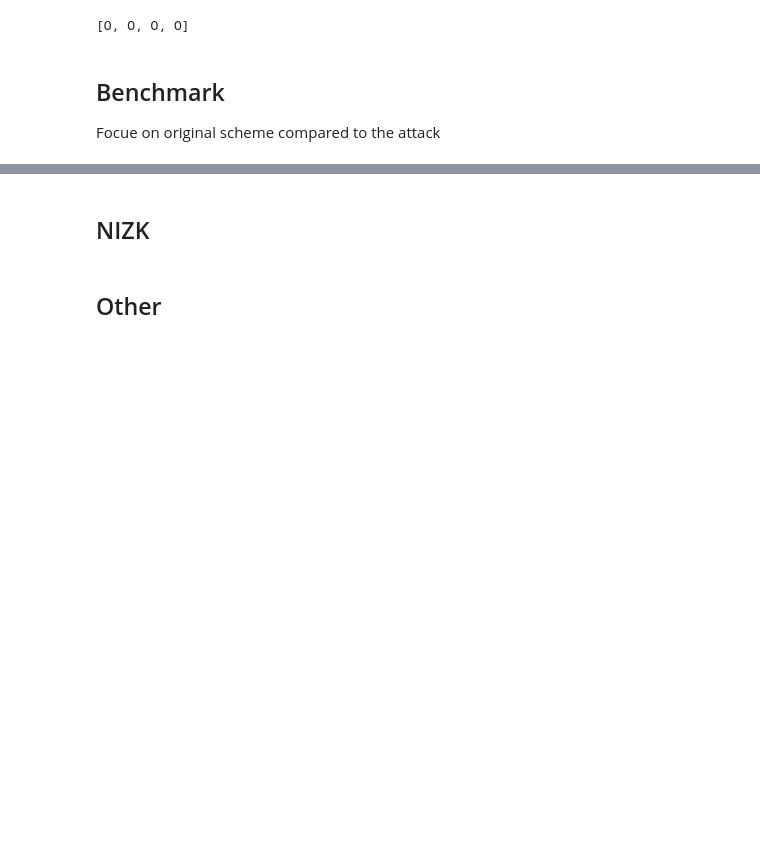
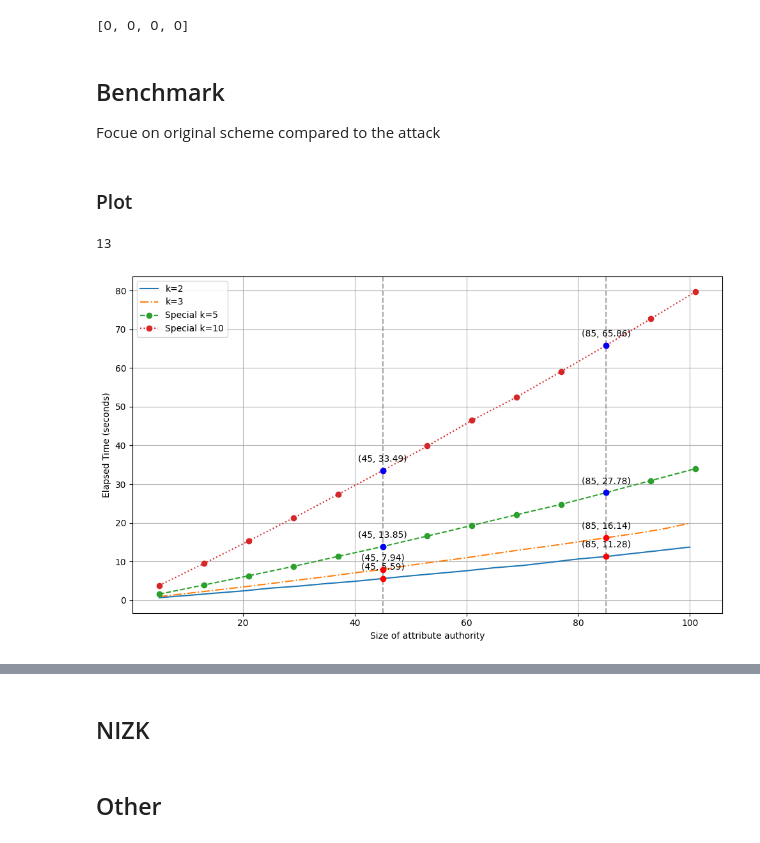
Before and after one commit to Guy1m0/Attack-on-IPPE, a Jupyter notebook: abe.ipynb, the cells around one changed output, grey strips where cells are left out. Saved outputs shown, nothing was run; the diff lists cells and outputs as text; code cells hidden in the pictures; blank space fills up the shorter version.

```diff
--- a/abe.ipynb
+++ b/abe.ipynb
@@ -579,0 +663,21 @@ Focue on original scheme compared to the  attack
+# %% [markdown]
+### Plot
+# %%
+xs = range(5,101,5)
+k_values = [2,3]
+
+data_2 = gen_data(2, xs)
+data_3 = gen_data(3, xs)
+
+ys = []
+ys.append([sum(pair[0]) for pair in data_2])
+ys.append([sum(pair[0]) for pair in data_3])
+# %%
+len(data_10)
+# %% [output]
+13
+# %%
+sp_k = [5,10]
+sp_xs = range(5,102,8)
+data_sp = gen_data(5,sp_x)
+sp_y = [sum(pair[0]) for pair in data_sp]
@@ -579,0 +728,18 @@ Focue on original scheme compared to the  attack
+# %%
+xs = range(5,101,5)
+k_values = [2,3]
+
+ys = []
+ys.append([sum(pair[0]) for pair in data_2])
+ys.append([sum(pair[0]) for pair in data_3])
+
+sp_ks = [5,10]
+sp_xs = range(5,102,8)
+#data_5 = data_sp
+
+sp_ys = []
+sp_ys.append([sum(pair[0]) for pair in data_5])
+sp_ys.append([sum(pair[0]) for pair in data_10])
+plot_total_time_changes(xs, ys, k_values, sp_ks, sp_xs, sp_ys)
+# %% [output]
+[figure, added]
```
Also changed, not shown: parts of 11 cells of this notebook, 5 other files.
